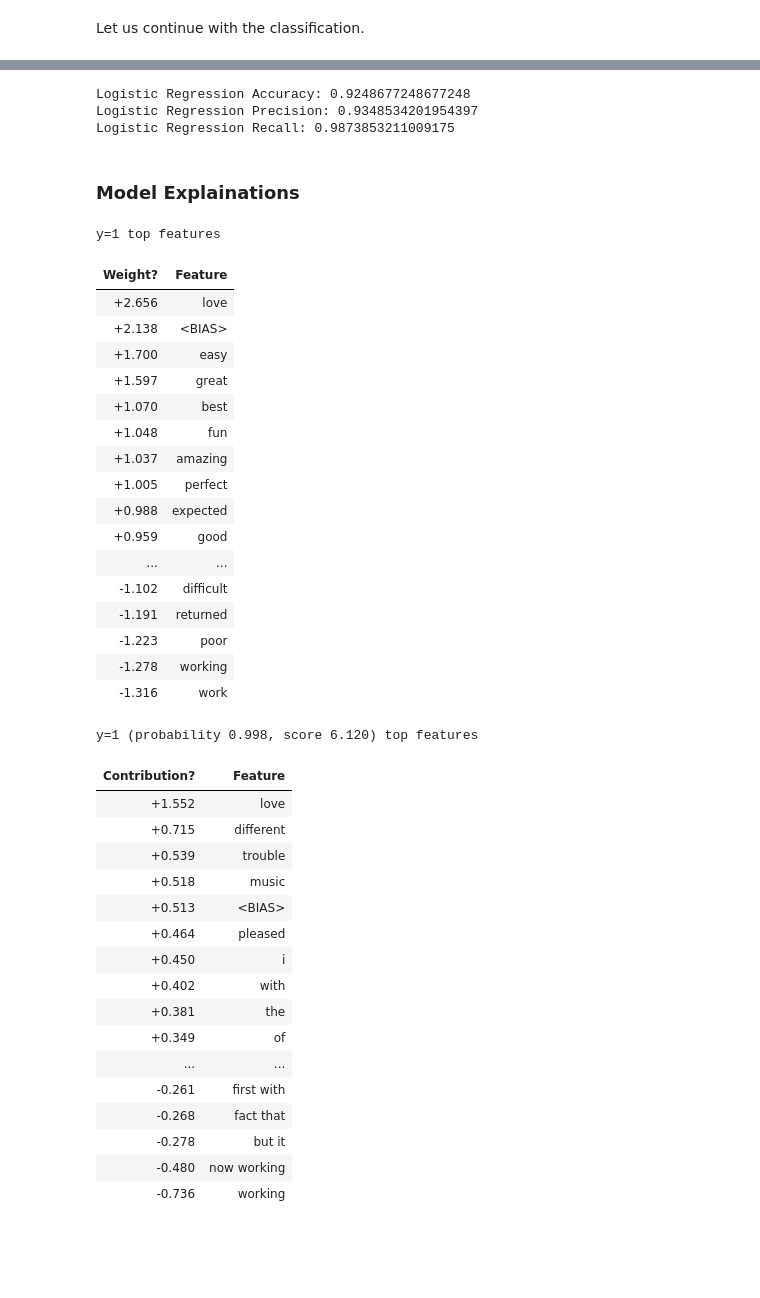
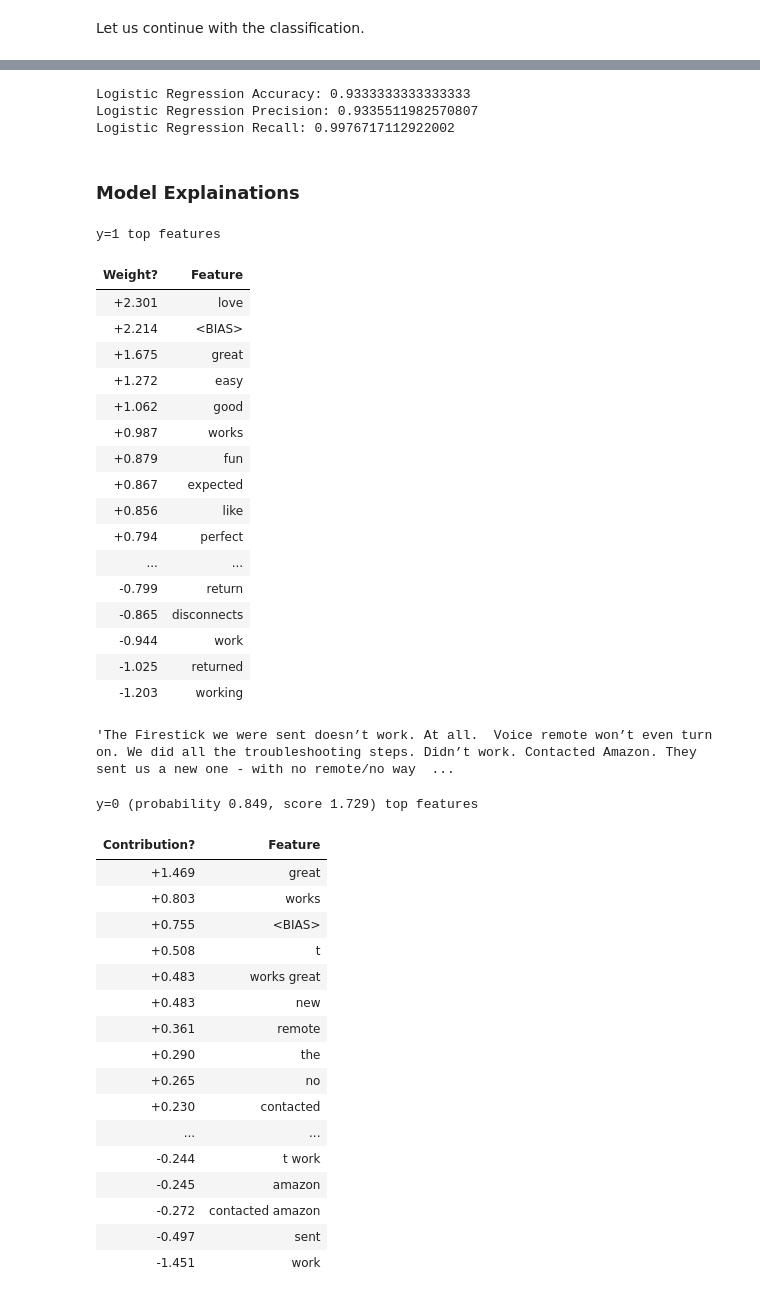
Before and after one commit to banasree385/introduction_to_ml, a Jupyter notebook: 06.NLP/01.NLP_Basics.ipynb, the cells around one changed output, grey strips where cells are left out. Saved outputs shown, nothing was run; the diff lists cells and outputs as text; code cells hidden in the pictures; blank space fills up the shorter version.

```diff
--- a/06.NLP/01.NLP_Basics.ipynb
+++ b/06.NLP/01.NLP_Basics.ipynb
@@ -104,7 +106,7 @@ Eg the word eat, eating,eaten etc ave the same meaning from analytics purpose.
 * Term Frequency & Inverse Document Frequency
 # %%
 # Implementing lemmatization
-lem = nlp("run runs running runner")
+lem = nlp(text)
 # finding lemma for each word
 for word in lem:
     print(word.text,word.lemma_)
@@ -345,7 +368,7 @@ df.sort_values(by=["tfidf"],ascending=False)
 # %% [markdown]
 Let us continue with the classification.
 # %%
-bow_vector = CountVectorizer(tokenizer = spacy_tokenizer, ngram_range=(1,1))
+bow_vector = CountVectorizer(tokenizer=spacy_tokenizer,ngram_range=(1,3))
 # %%
 from sklearn.model_selection import train_test_split
 
@@ -400,9 +423,9 @@ print("Logistic Regression Accuracy:",metrics.accuracy_score(y_test, predicted))
 print("Logistic Regression Precision:",metrics.precision_score(y_test, predicted))
 print("Logistic Regression Recall:",metrics.recall_score(y_test, predicted))
 # %% [output]
-Logistic Regression Accuracy: 0.9248677248677248
-Logistic Regression Precision: 0.9348534201954397
-Logistic Regression Recall: 0.9873853211009175
+Logistic Regression Accuracy: 0.9333333333333333
+Logistic Regression Precision: 0.9335511982570807
+Logistic Regression Recall: 0.9976717112922002
 # %% [markdown]
 ### Model Explainations
 # %%
@@ -411,47 +434,51 @@ eli5.show_weights(pipe, top=(25,25))
 # %% [output]
 y=1 top features
 | Weight? | Feature |
-| +2.656 | love |
-| +2.138 | <BIAS> |
-| +1.700 | easy |
-| +1.597 | great |
-| +1.070 | best |
-| +1.048 | fun |
-| +1.037 | amazing |
-| +1.005 | perfect |
-| +0.988 | expected |
-| +0.959 | good |
+| +2.301 | love |
+| +2.214 | <BIAS> |
+| +1.675 | great |
+| +1.272 | easy |
+| +1.062 | good |
+| +0.987 | works |
+| +0.879 | fun |
+| +0.867 | expected |
+| +0.856 | like |
+| +0.794 | perfect |
 | ... | ... |
-| -1.102 | difficult |
-| -1.191 | returned |
-| -1.223 | poor |
-| -1.278 | working |
-| -1.316 | work |
+| -0.799 | return |
+| -0.865 | disconnects |
+| -0.944 | work |
+| -1.025 | returned |
+| -1.203 | working |
+# %%
+X_test.iloc[15]
+# %% [output]
+'The Firestick we were sent doesn’t work. At all.  Voice remote won’t even turn on. We did all the troubleshooting steps. Didn’t work. Contacted Amazon. They sent us a new one - with no remote/no way  ...
 # %%
 import eli5
 from eli5.lime import TextExplainer
 te = TextExplainer(random_state=42)
 te.fit(X_test.iloc[15], pipe.predict_proba)
-te.show_prediction(target_names=[0,1])
+te.show_prediction(target_names=[1,0])
 # %% [output]
-y=1 (probability 0.998, score 6.120) top features
+y=0 (probability 0.849, score 1.729) top features
 | Contribution? | Feature |
-| +1.552 | love |
-| +0.715 | different |
-| +0.539 | trouble |
-| +0.518 | music |
-| +0.513 | <BIAS> |
-| +0.464 | pleased |
-| +0.450 | i |
-| +0.402 | with |
-| +0.381 | the |
-| +0.349 | of |
+| +1.469 | great |
+| +0.803 | works |
+| +0.755 | <BIAS> |
+| +0.508 | t |
+| +0.483 | works great |
+| +0.483 | new |
+| +0.361 | remote |
+| +0.290 | the |
+| +0.265 | no |
+| +0.230 | contacted |
 | ... | ... |
-| -0.261 | first with |
-| -0.268 | fact that |
-| -0.278 | but it |
-| -0.480 | now working |
-| -0.736 | working |
+| -0.244 | t work |
+| -0.245 | amazon |
+| -0.272 | contacted amazon |
+| -0.497 | sent |
+| -1.451 | work |
 # %%
 te.metrics_
 # %% [output]
```
Also changed, not shown: parts of 8 cells of this notebook, 1 other file.
